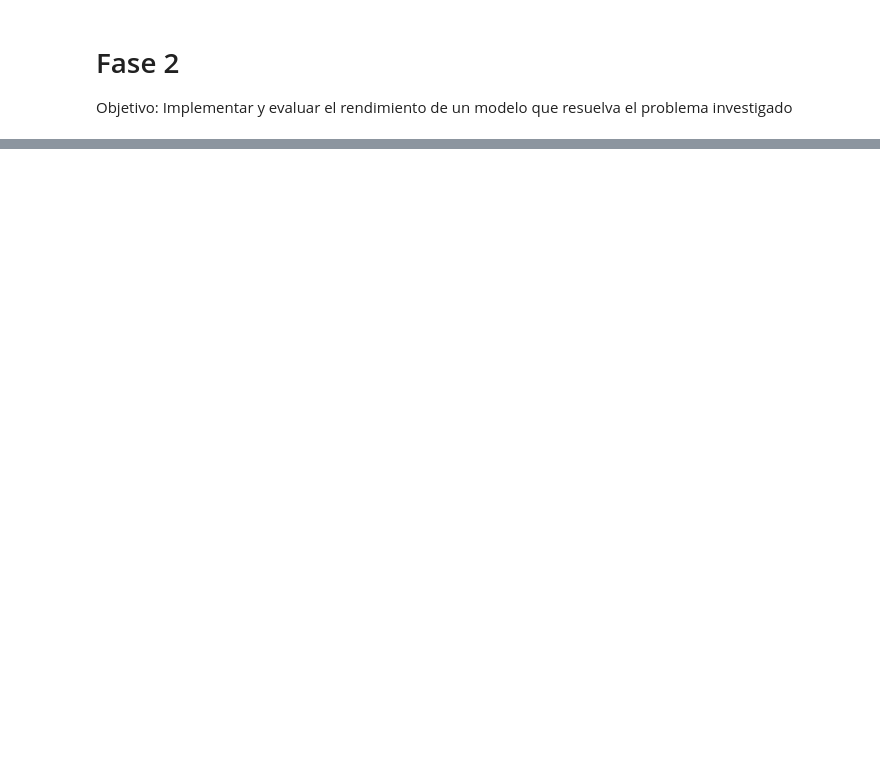
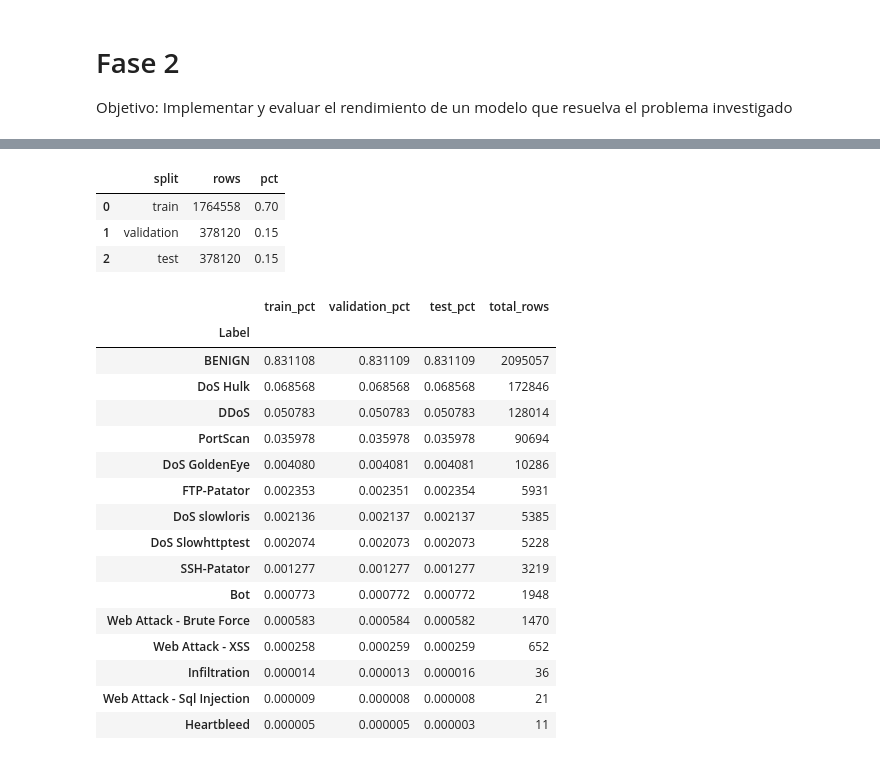
Before and after one commit to Javilejoo/Intrusion_Detection_System, a Jupyter notebook: data_mining.ipynb, the cells around one changed output, grey strips where cells are left out. Cells and saved outputs as stored; diff of their text form; code cells hidden in the pictures; blank space fills up the shorter version.

```diff
--- a/data_mining.ipynb
+++ b/data_mining.ipynb
@@ -455,0 +503,63 @@ Objetivo: Implementar y evaluar el rendimiento de un modelo que resuelva el prob
+# %%
+import numpy as np
+import pandas as pd
+import matplotlib.pyplot as plt
+import seaborn as sns
+from pathlib import Path
+from sklearn.metrics import accuracy_score, classification_report, precision_recall_fscore_support
+from sklearn.model_selection import train_test_split
+from sklearn.tree import DecisionTreeClassifier
+
+sns.set_theme(style='whitegrid')
+
+DATASET_PATH = Path('dataset') / 'cicids2017_procesado.parquet'
+df_model = pd.read_parquet(DATASET_PATH)
+
+X = df_model.drop(columns=['Label', 'Label_Binary', 'Label_Multiclass'])
+y = df_model['Label']
+
+X_train, X_temp, y_train, y_temp = train_test_split(
+    X, y, test_size=0.30, random_state=42, stratify=y
+)
+X_val, X_test, y_val, y_test = train_test_split(
+    X_temp, y_temp, test_size=0.50, random_state=42, stratify=y_temp
+)
+
+split_summary = pd.DataFrame({
+    'split': ['train', 'validation', 'test'],
+    'rows': [len(X_train), len(X_val), len(X_test)],
+})
+split_summary['pct'] = split_summary['rows'] / len(df_model)
+
+class_summary = pd.concat([
+    y_train.value_counts(normalize=True).rename('train_pct'),
+    y_val.value_counts(normalize=True).rename('validation_pct'),
+    y_test.value_counts(normalize=True).rename('test_pct'),
+    y.value_counts().rename('total_rows')
+], axis=1).fillna(0)
+class_summary = class_summary.sort_values('total_rows', ascending=False)
+
+display(split_summary)
+display(class_summary.head(15))
+# %% [output]
+|  | split | rows | pct |
+| 0 | train | 1764558 | 0.70 |
+| 1 | validation | 378120 | 0.15 |
+| 2 | test | 378120 | 0.15 |
+|  | train_pct | validation_pct | test_pct | total_rows |
+| Label |  |  |  |  |
+| BENIGN | 0.831108 | 0.831109 | 0.831109 | 2095057 |
+| DoS Hulk | 0.068568 | 0.068568 | 0.068568 | 172846 |
+| DDoS | 0.050783 | 0.050783 | 0.050783 | 128014 |
+| PortScan | 0.035978 | 0.035978 | 0.035978 | 90694 |
+| DoS GoldenEye | 0.004080 | 0.004081 | 0.004081 | 10286 |
+| FTP-Patator | 0.002353 | 0.002351 | 0.002354 | 5931 |
+| DoS slowloris | 0.002136 | 0.002137 | 0.002137 | 5385 |
+| DoS Slowhttptest | 0.002074 | 0.002073 | 0.002073 | 5228 |
+| SSH-Patator | 0.001277 | 0.001277 | 0.001277 | 3219 |
+| Bot | 0.000773 | 0.000772 | 0.000772 | 1948 |
+| Web Attack - Brute Force | 0.000583 | 0.000584 | 0.000582 | 1470 |
+| Web Attack - XSS | 0.000258 | 0.000259 | 0.000259 | 652 |
+| Infiltration | 0.000014 | 0.000013 | 0.000016 | 36 |
+| Web Attack - Sql Injection | 0.000009 | 0.000008 | 0.000008 | 21 |
+| Heartbleed | 0.000005 | 0.000005 | 0.000003 | 11 |
```
Also changed, not shown: parts of 20 cells of this notebook, 4 other files.
